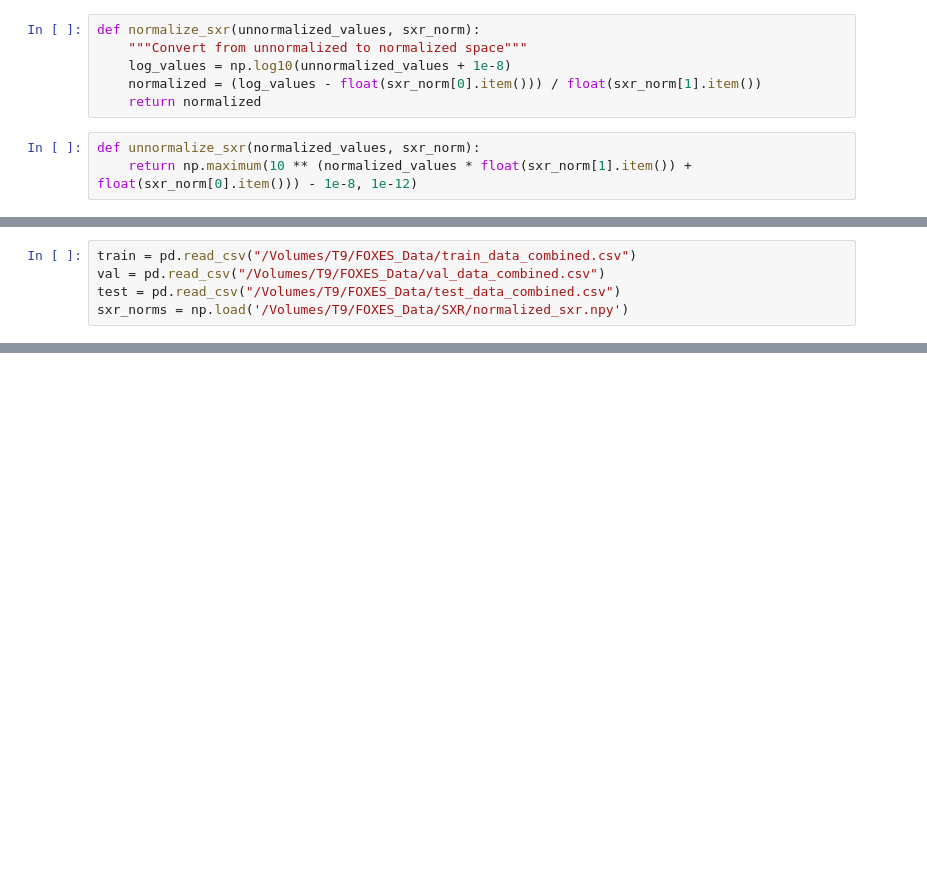
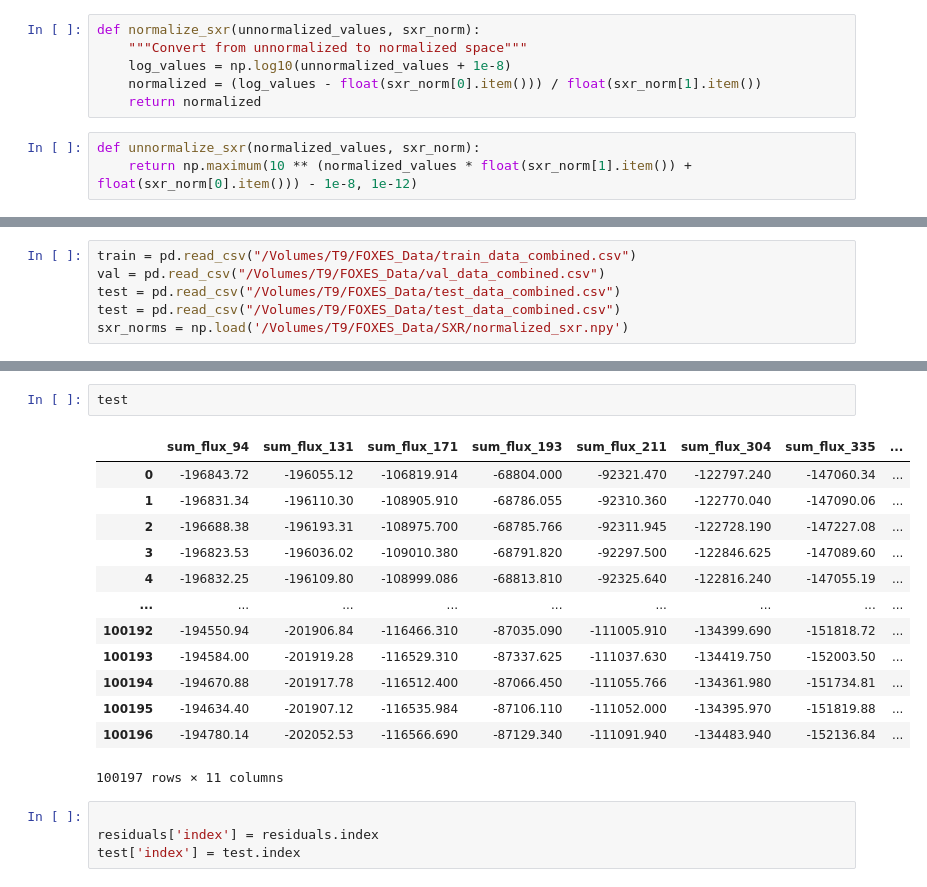
Before and after one commit to griffin-goodwin/FOXES, a Jupyter notebook: notebook_tests/Additional_Results_Analysis.ipynb, the cells around one changed output, grey strips where cells are left out. Cells and saved outputs as stored; diff of their text form; blank space fills up the shorter version.

```diff
--- a/notebook_tests/Additional_Results_Analysis.ipynb
+++ b/notebook_tests/Additional_Results_Analysis.ipynb
@@ -21,4 +34,5 @@ def unnormalize_sxr(normalized_values, sxr_norm):
 train = pd.read_csv("/Volumes/T9/FOXES_Data/train_data_combined.csv")
 val = pd.read_csv("/Volumes/T9/FOXES_Data/val_data_combined.csv")
 test = pd.read_csv("/Volumes/T9/FOXES_Data/test_data_combined.csv")
+test = pd.read_csv("/Volumes/T9/FOXES_Data/test_data_combined.csv")
 sxr_norms = np.load('/Volumes/T9/FOXES_Data/SXR/normalized_sxr.npy')
@@ -683,0 +540,20 @@ Generating test set plot...
+# %%
+test
+# %% [output]
+|  | sum_flux_94 | sum_flux_131 | sum_flux_171 | sum_flux_193 | sum_flux_211 | sum_flux_304 | sum_flux_335 | ... |
+| 0 | -196843.72 | -196055.12 | -106819.914 | -68804.000 | -92321.470 | -122797.240 | -147060.34 | ... |
+| 1 | -196831.34 | -196110.30 | -108905.910 | -68786.055 | -92310.360 | -122770.040 | -147090.06 | ... |
+| 2 | -196688.38 | -196193.31 | -108975.700 | -68785.766 | -92311.945 | -122728.190 | -147227.08 | ... |
+| 3 | -196823.53 | -196036.02 | -109010.380 | -68791.820 | -92297.500 | -122846.625 | -147089.60 | ... |
+| 4 | -196832.25 | -196109.80 | -108999.086 | -68813.810 | -92325.640 | -122816.240 | -147055.19 | ... |
+| ... | ... | ... | ... | ... | ... | ... | ... | ... |
+| 100192 | -194550.94 | -201906.84 | -116466.310 | -87035.090 | -111005.910 | -134399.690 | -151818.72 | ... |
+| 100193 | -194584.00 | -201919.28 | -116529.310 | -87337.625 | -111037.630 | -134419.750 | -152003.50 | ... |
+| 100194 | -194670.88 | -201917.78 | -116512.400 | -87066.450 | -111055.766 | -134361.980 | -151734.81 | ... |
+| 100195 | -194634.40 | -201907.12 | -116535.984 | -87106.110 | -111052.000 | -134395.970 | -151819.88 | ... |
+| 100196 | -194780.14 | -202052.53 | -116566.690 | -87129.340 | -111091.940 | -134483.940 | -152136.84 | ... |
+100197 rows × 11 columns
+# %%
+
+residuals['index'] = residuals.index
+test['index'] = test.index
```
Also changed, not shown: parts of 22 cells of this notebook, 6 other files.
